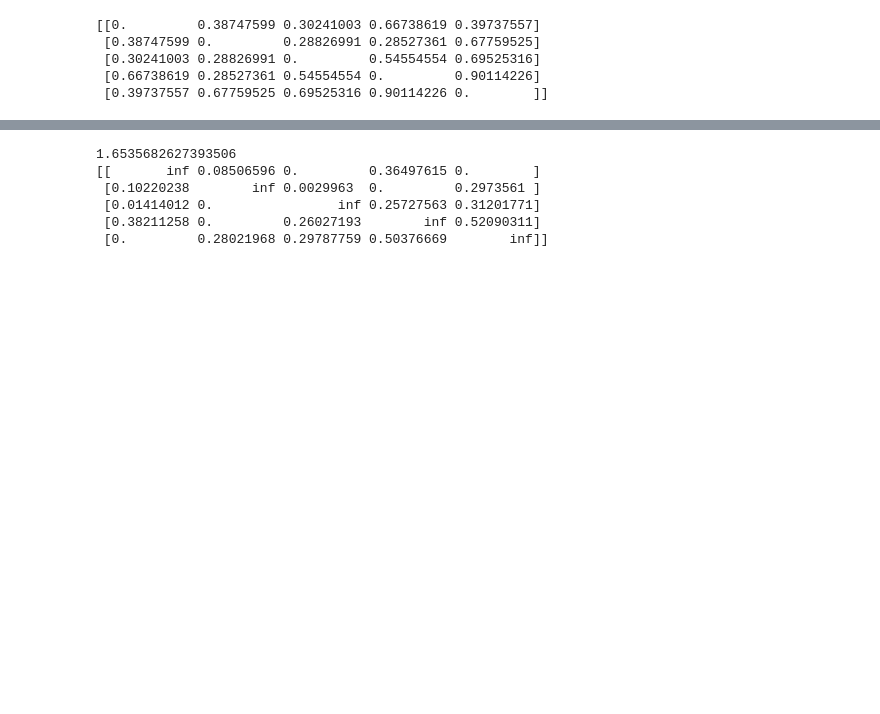
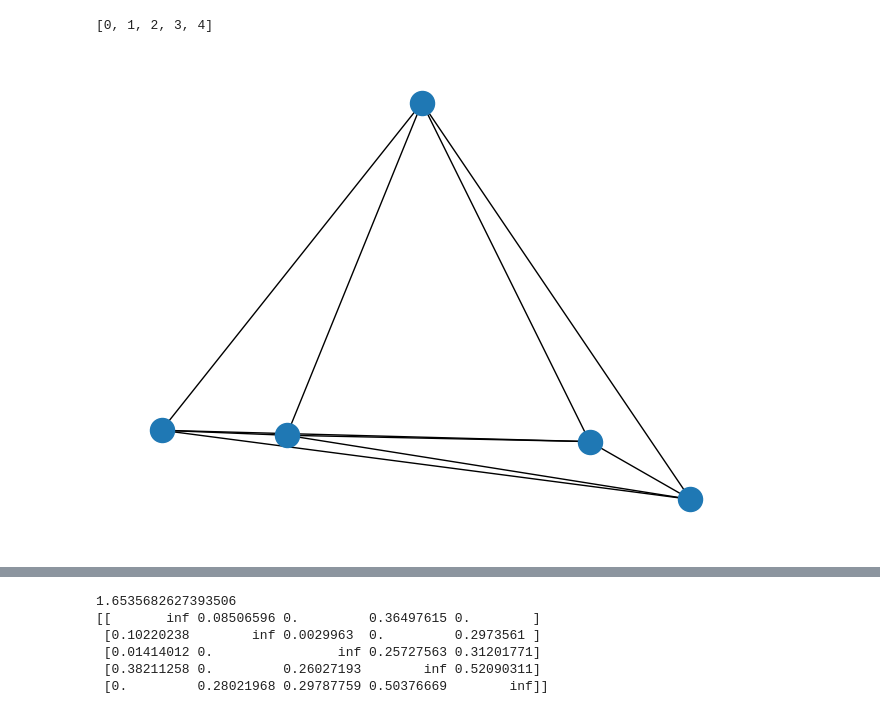
Before and after one commit to olincollege/directed-salesman, a Jupyter notebook: branch_n_bound.ipynb, the cells around one changed output, grey strips where cells are left out. Saved outputs shown, nothing was run; the diff lists cells and outputs as text; code cells hidden in the pictures; blank space fills up the shorter version.

```diff
--- a/branch_n_bound.ipynb
+++ b/branch_n_bound.ipynb
@@ -6,10 +7,9 @@ import branch_helpers as helpers
 # %%
 rando = utils.random_graph(5)
 rando_mat = nx.to_numpy_matrix(rando)
-print(rando_mat)
+#print(rando_mat)
+nx.draw(rando, nx.get_node_attributes(rando, 'pos'))
+print(rando.nodes)
 # %% [output]
-[[0.         0.38747599 0.30241003 0.66738619 0.39737557]
- [0.38747599 0.         0.28826991 0.28527361 0.67759525]
- [0.30241003 0.28826991 0.         0.54554554 0.69525316]
- [0.66738619 0.28527361 0.54554554 0.         0.90114226]
- [0.39737557 0.67759525 0.69525316 0.90114226 0.        ]]
+[0, 1, 2, 3, 4]
+[figure, added]
```
Also changed, not shown: parts of 2 cells of this notebook, 1 other file.
